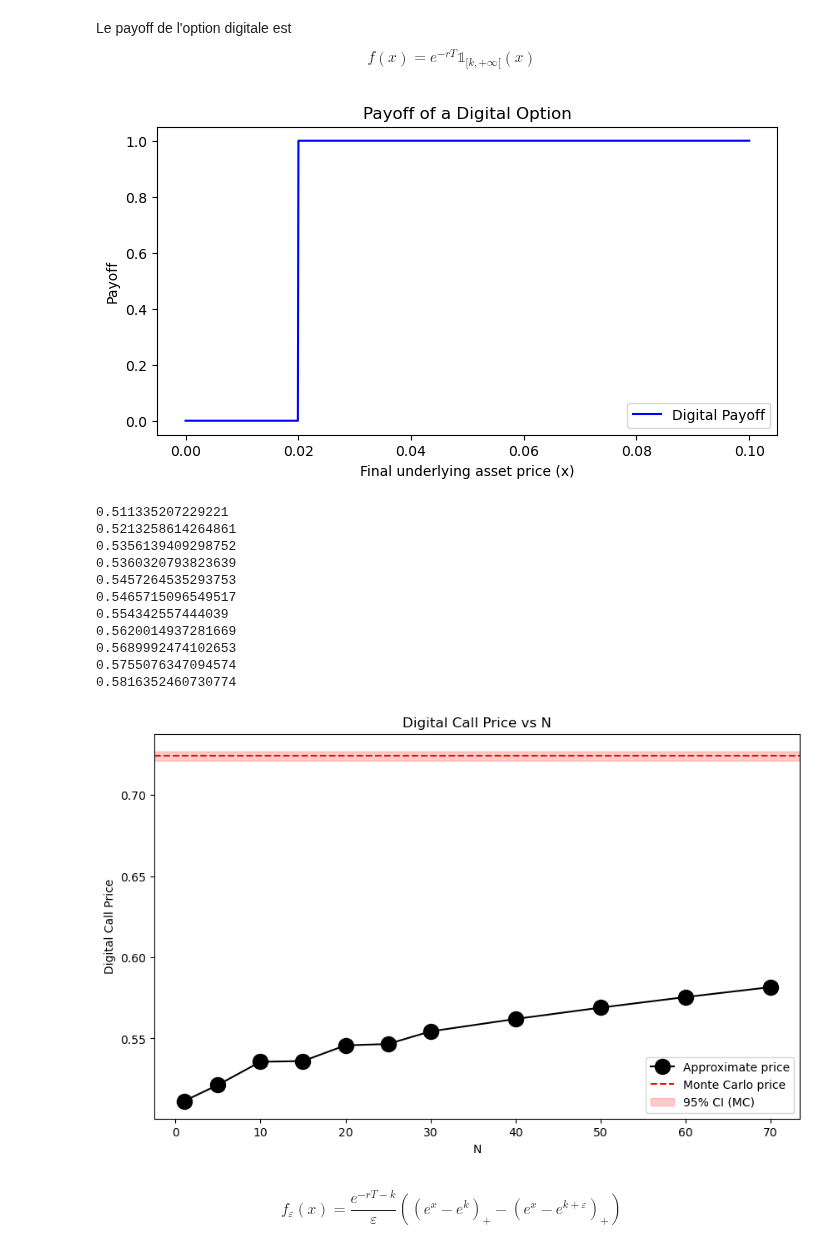
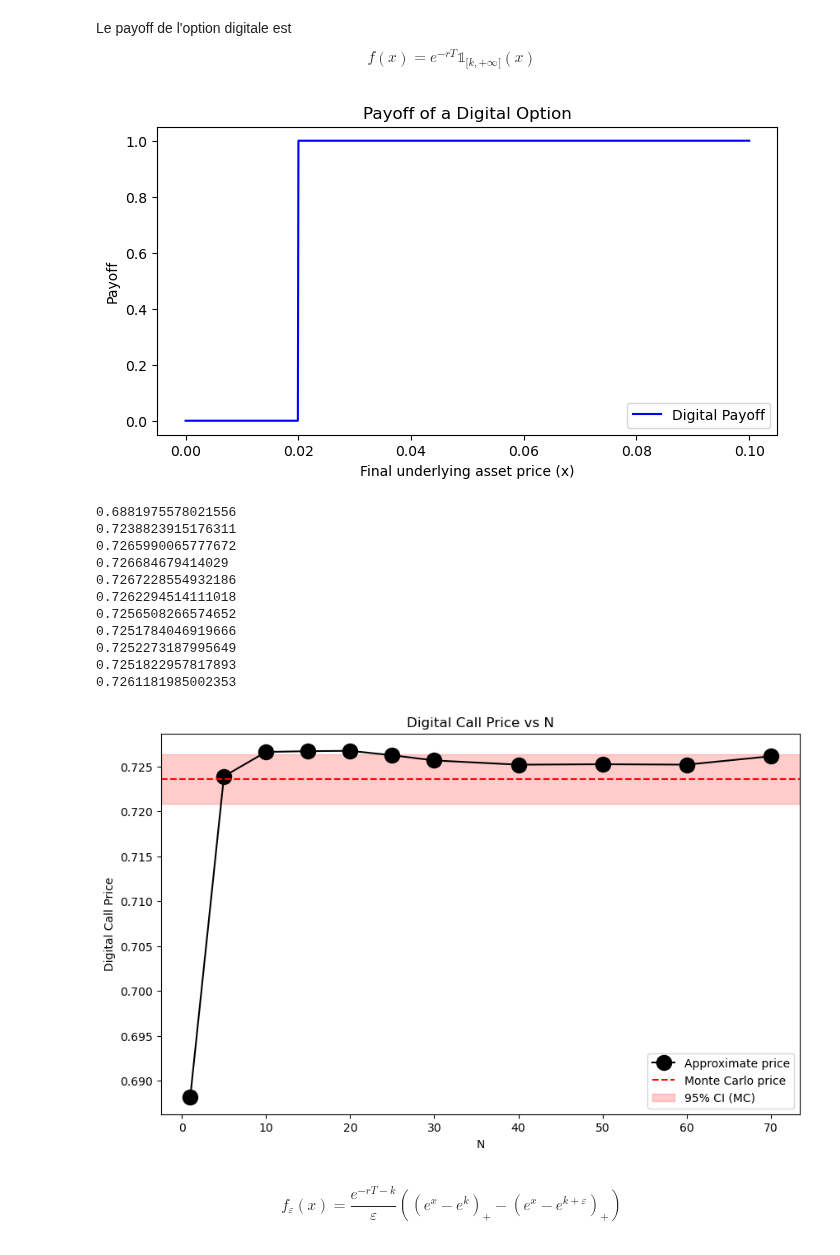
Before and after one commit to maxence2508/stage-cermics, a Jupyter notebook: jacobi.ipynb, the cells around one changed output. Cells and saved outputs as stored; diff of their text form; code cells hidden in the pictures.

```diff
--- a/jacobi.ipynb
+++ b/jacobi.ipynb
@@ -151,12 +151,12 @@ class JacobiPricing:
                 if m >= 1:
                     G[h[(m-1,n)], h[(m,n)]] = self.kappa * self.theta * m + (self.sigma**2 * m * (m-1) * (self.v_min + self.v_max)) / (2 * (np.sqrt(self.v_max) - np.sqrt(self.v_min))**2)
                 if n >= 1:
-                    G[h[(m,n-1)], h[(m,n)]] = (self.r-self.delta)*np.sqrt(n)/self.sigma_w + (self.sigma*self.rho*m*np.sqrt(n)*(np.sqrt(self.v_min)+np.sqrt(self.v_max))) / (self.sigma_w*(np.sqrt(self.v_max)-np.sqrt(self.v_min))**2)
+                    G[h[(m,n-1)], h[(m,n)]] = (self.r-self.delta)*np.sqrt(n)/self.sigma_w + (self.sigma*self.rho*m*np.sqrt(n)*(self.v_min+self.v_max)) / (self.sigma_w*(np.sqrt(self.v_max)-np.sqrt(self.v_min))**2)
                 if n >=2 and m <= N-1:
                     G[h[(m+1,n-2)], h[(m,n)]] = np.sqrt(n*(n-1)) / (2 * self.sigma_w**2)
                 G[h[(m,n)], h[(m,n)]] = -self.kappa * m - (self.sigma**2 * m * (m-1)) / (2*(np.sqrt(self.v_max) - np.sqrt(self.v_min))**2)
                 if n >=1 and m <= N-1:
-                    G[h[(m+1,n-1)], h[(m,n)]] = - np.sqrt(n) / (2*self.sigma_w) - (self.sigma * self.rho * m * np.sqrt(n)) / (2*(np.sqrt(self.v_max)-np.sqrt(self.v_min))**2)
+                    G[h[(m+1,n-1)], h[(m,n)]] = - np.sqrt(n) / (2*self.sigma_w) - (self.sigma * self.rho * m * np.sqrt(n)) / (self.sigma_w*(np.sqrt(self.v_max)-np.sqrt(self.v_min))**2)
 
         E = np.zeros((M, N+1))
         for i in range(N+1):
@@ -183,0 +186,13 @@ class JacobiPricing:
+# %%
+x = np.linspace(-2, 2, 400)
+
+plt.figure(figsize=(8,5))
+for n in range(3):
+    Hn = eval_hermitenorm(n, x)
+    plt.plot(x, Hn, label=f'H_{n}(x)')
+
+plt.title('Les 3 premiers polynômes de Hermite (probabilistes)')
+plt.xlabel('x')
+plt.ylabel('H_n(x)')
+plt.legend()
+plt.show()
@@ -297,8 +343,8 @@ T = 1/12
 r = 0.
 sigma_w = sigma
 mu_w = 0.1
-# sigma_w = np.sqrt((V0-theta)*(1-np.exp(1-np.exp(-kappa*T)))/kappa + theta*T)
-# mu_w = X0 + (r-delta-theta/2)*T + (V0-theta)*(np.exp(-kappa*T)-1)/(2*kappa)
+sigma_w = np.sqrt((V0-theta)*(1-np.exp(1-np.exp(-kappa*T)))/kappa + theta*T)
+mu_w = X0 + (r-delta-theta/2)*T + (V0-theta)*(np.exp(-kappa*T)-1)/(2*kappa)
 
 def payoff_digital(x):
     return np.exp(-r*T) * np.where(x > k, 1.0, 0.0)
@@ -325,45 +371,45 @@ paths = model.simulate_paths(V0, X0, 10**2, T, n_paths)
 digital_price_mc, digital_std_mc = model.monte_carlo(V0, X0, paths, payoff_digital)
 
 # Confidence interval
 std_error = digital_std_mc / np.sqrt(n_paths)
 ci_low = digital_price_mc - 1.96 * std_error
 ci_high = digital_price_mc + 1.96 * std_error
 
 # Price approximation for various N
 Ns = [1, 5, 10, 15, 20, 25, 30, 40, 50, 60, 70]
 digital_prices = []
 for N in Ns:
     price = model.price_digital(N, k, T)
     digital_prices.append(price)
     print(price)
 
 # Plot
 plt.figure(figsize=(10, 6))
 plt.plot(Ns, digital_prices, marker='o', markersize=13, linestyle='-', color='black', label='Approximate price')
 
 # Monte Carlo reference line and 95% confidence interval
 plt.axhline(y=digital_price_mc, color='red', linestyle='--', label='Monte Carlo price')
 plt.axhspan(ci_low, ci_high, xmin=0, xmax=1, color='red', alpha=0.2, label='95% CI (MC)')
 
 plt.xlabel("N")
 plt.ylabel("Digital Call Price")
 plt.title("Digital Call Price vs N")
 plt.legend()
 plt.show()
 # %% [output]
 [figure]
-0.511335207229221
-0.5213258614264861
-0.5356139409298752
-0.5360320793823639
-0.5457264535293753
-0.5465715096549517
-0.554342557444039
-0.5620014937281669
-0.5689992474102653
-0.5755076347094574
-0.5816352460730774
+0.6881975578021556
+0.7238823915176311
+0.7265990065777672
+0.726684679414029
+0.7267228554932186
+0.7262294514111018
+0.7256508266574652
+0.7251784046919666
+0.7252273187995649
+0.7251822957817893
+0.7261181985002353
-[figure, old version]
+[figure, new version]
 # %% [markdown]
 $$f_{\varepsilon} (x) = \frac{e^{-rT-k}}{\varepsilon} \left( (e^x-e^k)_+ - (e^x-e^{k+\varepsilon})_+ \right)$$
 # %%
```
Also changed, not shown: parts of 6 cells of this notebook, 1 other file.
